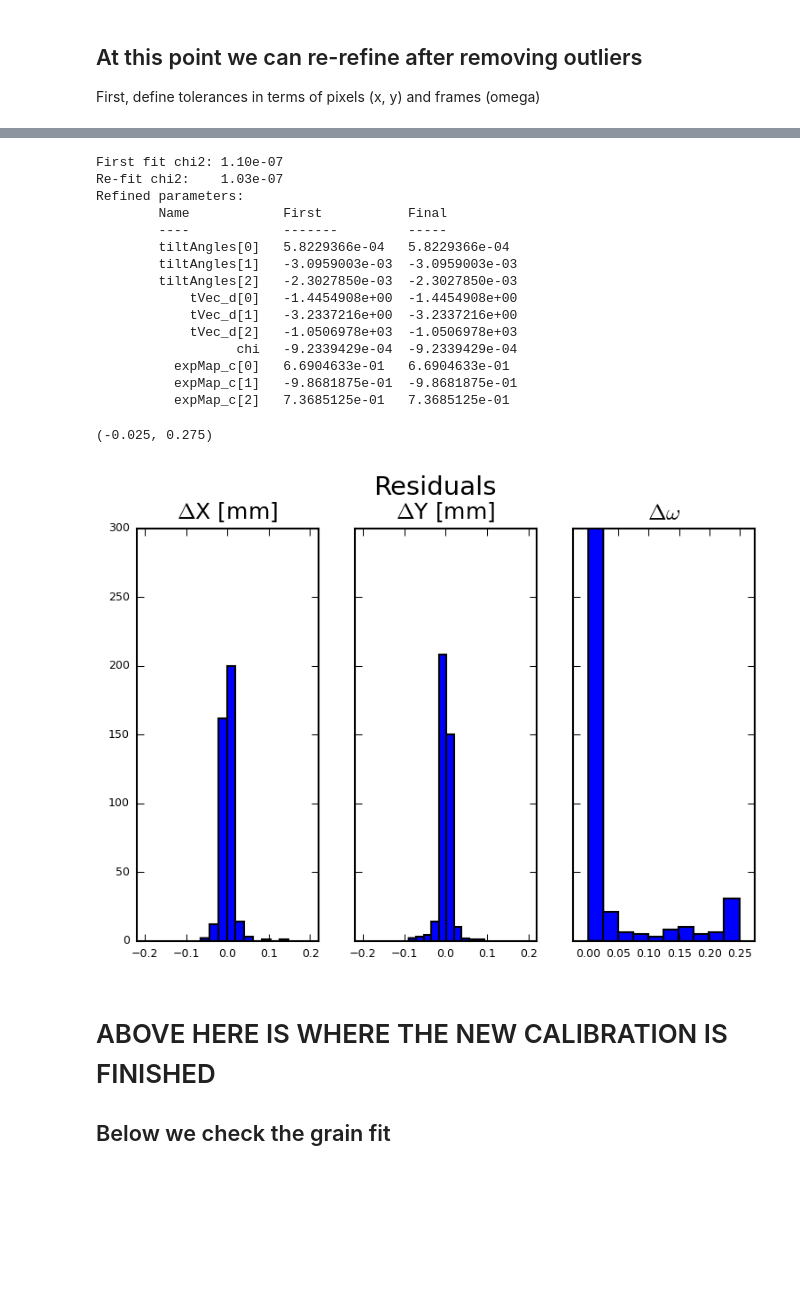
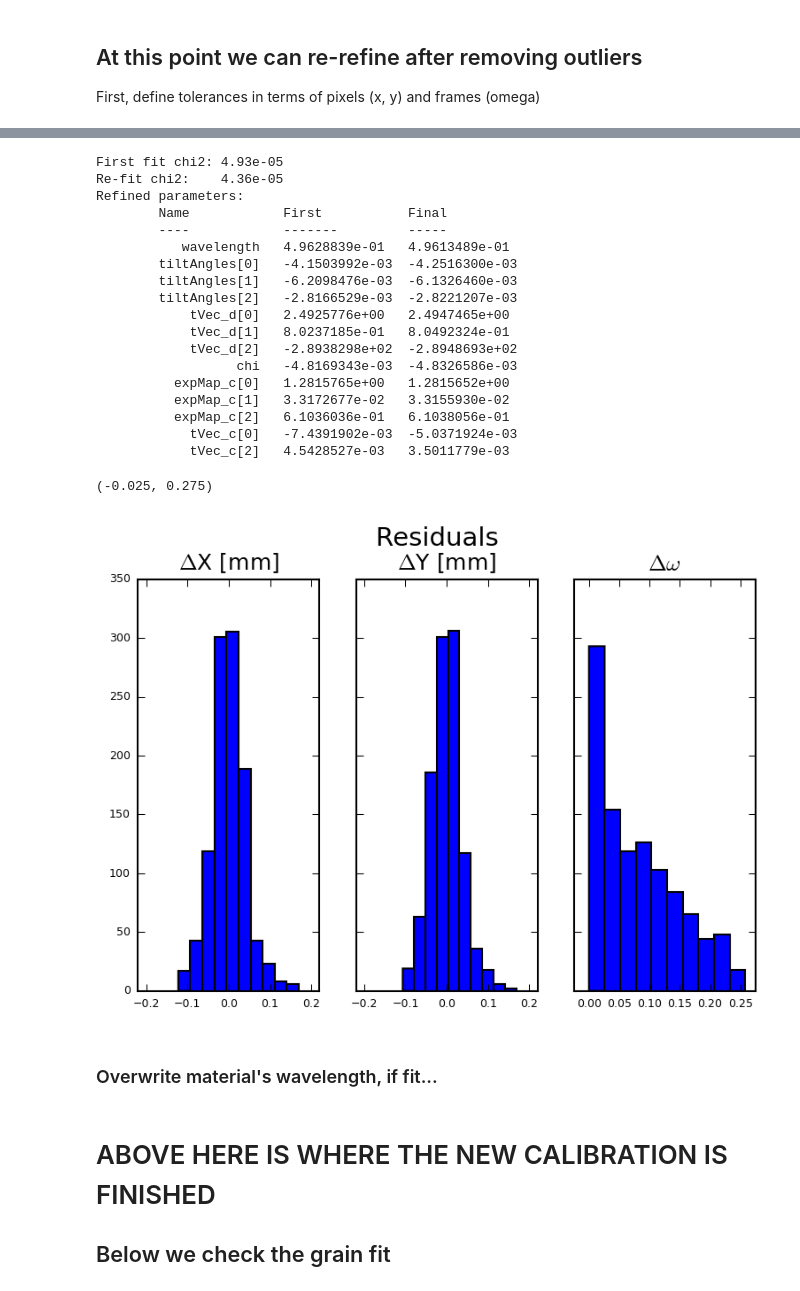
Before and after one commit to praxes/hexrd, a Jupyter notebook: share/calibrate_from_single_crystal.ipynb, the cells around one changed output, grey strips where cells are left out. Drawn from its saved outputs; the diff is of its cells as text; code cells hidden in the pictures; blank space fills up the shorter version.

```diff
--- a/share/calibrate_from_single_crystal.ipynb
+++ b/share/calibrate_from_single_crystal.ipynb
@@ -9,7 +9,7 @@ In practise, you will probably run this script through several times, using the
 ## User input here!
 # %%
 # hexrd yaml config file
-cfg_filename = 'example_config.yml'
+cfg_filename = 'Ruby_config.yml'
 block_id = 0 # only change this if you know what you are doing!
 
 # select which orientaion to use (in case of more than one...)
@@ -17,10 +17,10 @@ grain_id = 0
 override_grain_params = False
 
 # for saturation
-int_cutoff = 1.4e4
+int_cutoff = 6.5e4
 
 # load previously saved exclusions
-use_saved_exclusions = True
+use_saved_exclusions = False
 excl_filename = 'exclusion_index_%05d.npy' %grain_id
 # %% [markdown]
 Ok, that was easy, from here on you shouldn't need to modify anything.
@@ -433,18 +486,18 @@ Setup to refine:
 # check out initial residual
 xyo_i = fitting.objFuncSX(
     p_initial[refineFlag], p_initial, pFlag, dFunc, dFlag,
-    xyo_det, hkls, bMat, vInv_s, wlen,
+    xyo_det, hkls, bMat, vInv_s,
     bVec_ref, eta_ref, omePeriod, simOnly=True
     )
 
 resd_i = fitting.objFuncSX(
     p_initial[refineFlag], p_initial, pFlag, dFunc, dFlag,
-    xyo_det, hkls, bMat, vInv_s, wlen,
+    xyo_det, hkls, bMat, vInv_s,
     bVec_ref, eta_ref, omePeriod, simOnly=False
     )
 
 nu_fac = 1/(nrefl - sum(refineFlag) - 1.)
-chi2_i = nu_fac*sum(resd_i**2/xyo_i.flatten())
+chi2_i = nu_fac*sum(resd_i**2/abs(xyo_i.flatten()))
 print "Initial goodness of fit:\t%1.4e" %chi2_i
 
 fig = plt.figure()
@@ -486,14 +539,17 @@ p_refined = fitting.calibrateDetectorFromSX(
 
 results = fitting.inputToGeomParams(p_refined)
 
+# reassign wlen in this namespace
+wlen = results['wavelength']
+
 resd_f = fitting.objFuncSX(
     p_refined[refineFlag], p_refined, pFlag, dFunc, dFlag,
-    xyo_det, hkls, bMat, vInv_s, wlen,
+    xyo_det, hkls, bMat, vInv_s,
     bVec_ref, eta_ref, omePeriod, simOnly=False
     )
 xyo_f = fitting.objFuncSX(
     p_refined[refineFlag], p_refined, pFlag, dFunc, dFlag,
-    xyo_det, hkls, bMat, vInv_s, wlen,
+    xyo_det, hkls, bMat, vInv_s,
     bVec_ref, eta_ref, omePeriod, simOnly=True
     )
 
@@ -511,7 +567,7 @@ axs1[2].set_title(titles[2], fontsize=12)
 axs1[2].set_xlim(-0.025, cfg.image_series.omega.step+0.025)
 
 
-chi2_f = nu_fac*sum(resd_f**2/xyo_f.flatten())
+chi2_f = nu_fac*sum(resd_f**2/abs(xyo_f.flatten()))
 print "Initial chi2:\t%1.2e\nFinal chi2:\t%1.2e\nRefined parameters:" \
     %(chi2_i, chi2_f)
 print "\tName\t\tInitial\t\tFinal"
@@ -605,58 +664,66 @@ p_refined = fitting.calibrateDetectorFromSX(
 
 results = fitting.inputToGeomParams(p_refined)
 
+# reassign wlen in this namespace
+wlen = results['wavelength']
+
 # dump old detector parfile
 make_old_detector_parfile(results, det_origin=det_origin, filename=old_parfilename)
 
 resd_f = fitting.objFuncSX(
     p_refined[refineFlag], p_refined, pFlag, dFunc, dFlag,
-    xyo_det, hkls, bMat, vInv_s, wlen,
+    xyo_det, hkls, bMat, vInv_s,
     bVec_ref, eta_ref, omePeriod, simOnly=False
     )
 xyo_f = fitting.objFuncSX(
     p_refined[refineFlag], p_refined, pFlag, dFunc, dFlag,
-    xyo_det, hkls, bMat, vInv_s, wlen,
+    xyo_det, hkls, bMat, vInv_s,
     bVec_ref, eta_ref, omePeriod, simOnly=True
     )
 
 nrefl = len(resd_f) / 3 # updated
 nu_fac = 1/(nrefl - sum(refineFlag) - 1.)
-chi2_f = nu_fac*sum(resd_f**2/xyo_f.flatten())
+chi2_f = nu_fac*sum(resd_f**2/abs(xyo_f.flatten()))
 print "First fit chi2:\t%1.2e\nRe-fit chi2:\t%1.2e\nRefined parameters:" \
     %(chi2_i, chi2_f)
 print "\tName\t\tFirst\t\tFinal"
 print "\t----\t\t-------\t\t-----"
 for i in np.where(refineFlag)[0]:
     print "\t%s\t%1.7e\t%1.7e" %(pnames[i], pref0[i], p_refined[i])
 print "\n"
 
 # new style method 2; use an axes array
 fig3, axs3 = plt.subplots(1, 3, sharex=False, sharey=True)
 fig3.subplots_adjust(wspace=0.2)
 fig3.suptitle("Residuals", fontsize=14, y=1.0)
 titles = [r'$\Delta$X [mm]', r'$\Delta$Y [mm]', r'$\Delta\omega$']
 for i in range(2):
     axs3[i].hist(resd_f.reshape(sum(idx_new), 3)[:, i], color='b')
     axs3[i].set_title(titles[i], fontsize=12)
     axs3[i].set_xlim(-1.1*n_pixels_tol*max_pixel_dim, 1.1*n_pixels_tol*max_pixel_dim)
 axs3[2].hist(np.degrees(resd_f.reshape(sum(idx_new), 3)[:, 2]), color='b')
 axs3[2].set_title(titles[2], fontsize=12)
 axs3[2].set_xlim(-0.025, n_frames_tol*cfg.image_series.omega.step+0.025)
 # %% [output]
-First fit chi2: 1.10e-07
-Re-fit chi2:    1.03e-07
+First fit chi2: 4.93e-05
+Re-fit chi2:    4.36e-05
 Refined parameters:
         Name            First           Final
         ----            -------         -----
-        tiltAngles[0]   5.8229366e-04   5.8229366e-04
-        tiltAngles[1]   -3.0959003e-03  -3.0959003e-03
-        tiltAngles[2]   -2.3027850e-03  -2.3027850e-03
-            tVec_d[0]   -1.4454908e+00  -1.4454908e+00
-            tVec_d[1]   -3.2337216e+00  -3.2337216e+00
-            tVec_d[2]   -1.0506978e+03  -1.0506978e+03
-                  chi   -9.2339429e-04  -9.2339429e-04
-          expMap_c[0]   6.6904633e-01   6.6904633e-01
-          expMap_c[1]   -9.8681875e-01  -9.8681875e-01
-          expMap_c[2]   7.3685125e-01   7.3685125e-01
+           wavelength   4.9628839e-01   4.9613489e-01
+        tiltAngles[0]   -4.1503992e-03  -4.2516300e-03
+        tiltAngles[1]   -6.2098476e-03  -6.1326460e-03
+        tiltAngles[2]   -2.8166529e-03  -2.8221207e-03
+            tVec_d[0]   2.4925776e+00   2.4947465e+00
+            tVec_d[1]   8.0237185e-01   8.0492324e-01
+            tVec_d[2]   -2.8938298e+02  -2.8948693e+02
+                  chi   -4.8169343e-03  -4.8326586e-03
+          expMap_c[0]   1.2815765e+00   1.2815652e+00
+          expMap_c[1]   3.3172677e-02   3.3155930e-02
+          expMap_c[2]   6.1036036e-01   6.1038056e-01
+            tVec_c[0]   -7.4391902e-03  -5.0371924e-03
+            tVec_c[2]   4.5428527e-03   3.5011779e-03
 (-0.025, 0.275)
-[figure, old version]
+[figure, new version]
+# %% [markdown]
+### Overwrite material's wavelength, if fit...
```
Also changed, not shown: parts of 13 cells of this notebook, 1 other file.
